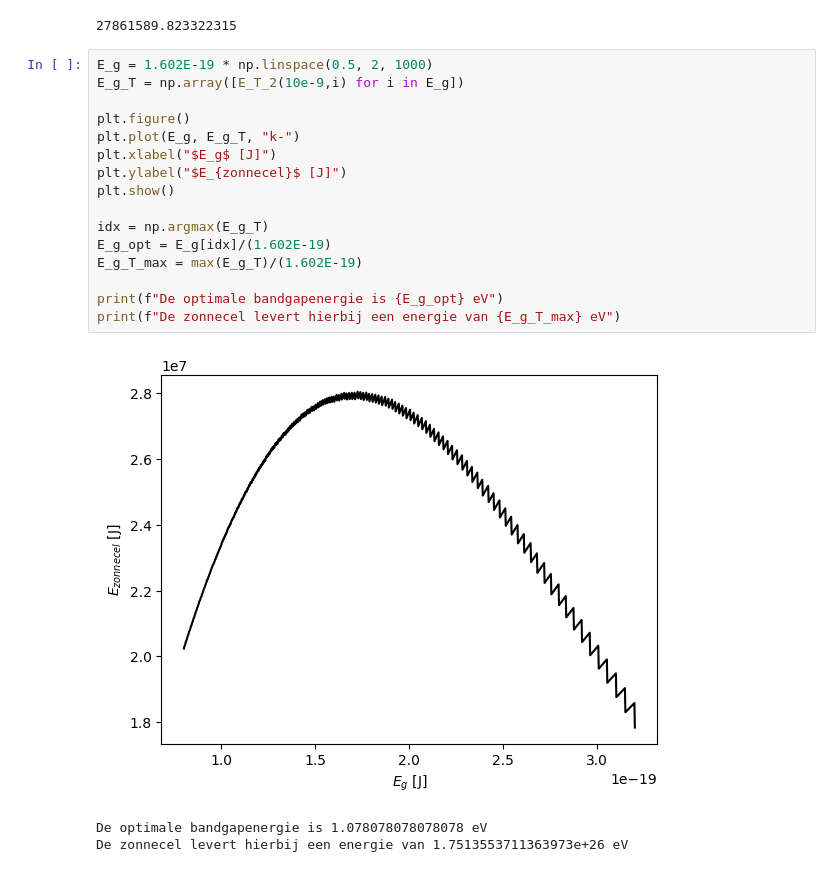
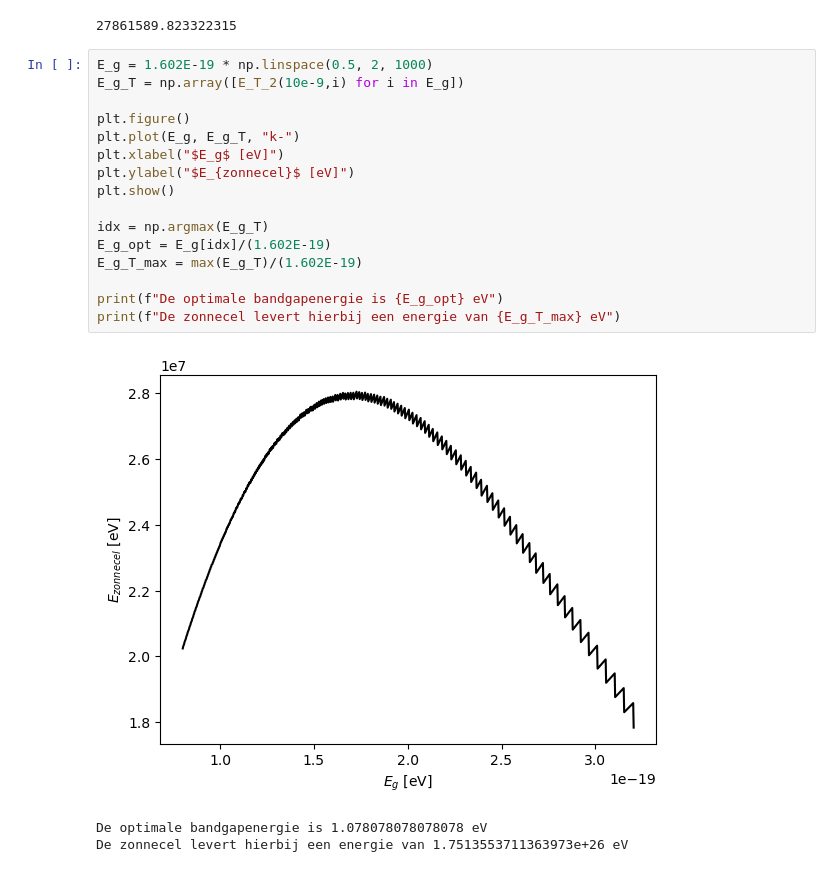
Before and after one commit to SybrenK07/25, a Jupyter notebook: Content/PySim/10_voltaische_cel.ipynb, the cells around one changed output. Cells and saved outputs as stored; diff of their text form.

```diff
--- a/Content/PySim/10_voltaische_cel.ipynb
+++ b/Content/PySim/10_voltaische_cel.ipynb
@@ -227,20 +227,20 @@ print(b_1)
 # %%
 E_g = 1.602E-19 * np.linspace(0.5, 2, 1000)
 E_g_T = np.array([E_T_2(10e-9,i) for i in E_g])
 
 plt.figure()
 plt.plot(E_g, E_g_T, "k-")
-plt.xlabel("$E_g$ [J]")
-plt.ylabel("$E_{zonnecel}$ [J]")
+plt.xlabel("$E_g$ [eV]")
+plt.ylabel("$E_{zonnecel}$ [eV]")
 plt.show()
 
 idx = np.argmax(E_g_T)
 E_g_opt = E_g[idx]/(1.602E-19)
 E_g_T_max = max(E_g_T)/(1.602E-19)
 
 print(f"De optimale bandgapenergie is {E_g_opt} eV")
 print(f"De zonnecel levert hierbij een energie van {E_g_T_max} eV")
 # %% [output]
-[figure, old version]
+[figure, new version]
 De optimale bandgapenergie is 1.078078078078078 eV
 De zonnecel levert hierbij een energie van 1.7513553711363973e+26 eV
```
